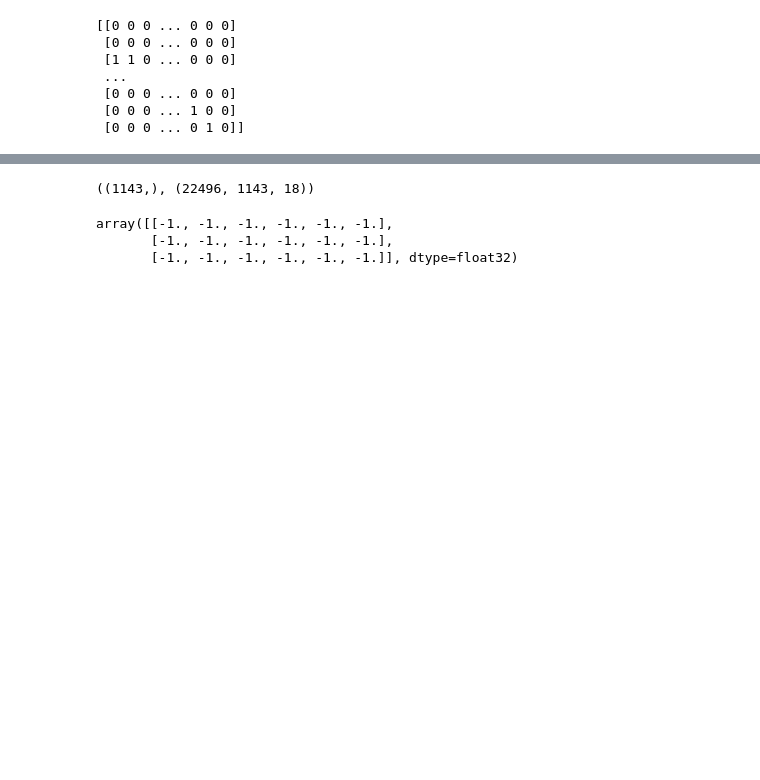
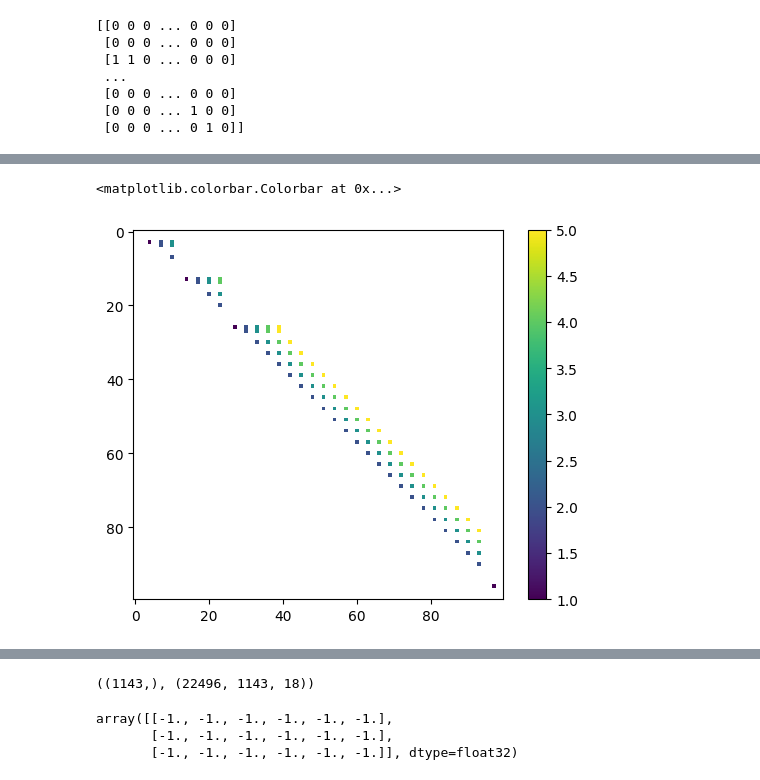
Before and after one commit to ignacioreyes/kaggle_model_runtime, a Jupyter notebook: dataset_exploration.ipynb, the cells around one changed output, grey strips where cells are left out. Drawn from its saved outputs; the diff is of its cells as text; code cells hidden in the pictures; blank space fills up the shorter version.

Commit message:
common descendant

```diff
--- a/dataset_exploration.ipynb
+++ b/dataset_exploration.ipynb
@@ -131,0 +129,38 @@ plt.ylabel('from');
+# %%
+def compute_descendant_heights(starting_node, adjacency_matrix):
+    descendant_height = np.full(len(adjacency_matrix), np.inf)
+    descendants_indexes = [starting_node]
+    for level in range(6):
+        next_gen = set()
+        for di in descendants_indexes:
+            if level < descendant_height[di]:
+                descendant_height[di] = level
+                next_gen.update(adjacency_matrix[:, di].nonzero()[0].tolist())
+        descendants_indexes = next_gen
+    return descendant_height
+# %%
+n_config_nodes = len(layout_dict['node_config_ids'])
+common_desc_matrix = np.full((n_config_nodes, n_config_nodes), np.inf)
+common_desc_heights = np.zeros((n_config_nodes, len(adjacency_matrix)))
+for i in range(n_config_nodes):
+    n = layout_dict['node_config_ids'][i]
+    common_desc_heights[i, :] = compute_descendant_heights(n, adjacency_matrix)
+
+for i in range(n_config_nodes-1):
+    n1 = layout_dict['node_config_ids'][i]
+    h1 = common_desc_heights[i, :]
+    for j in range(i+1, n_config_nodes):
+        n2 = layout_dict['node_config_ids'][j]
+        h2 = common_desc_heights[j, :]
+        common_desc_vector = np.maximum(h1, h2)
+        common_desc_id = common_desc_vector.argmin()
+        if common_desc_id == n1 or common_desc_id == n2:
+            common_desc = np.inf
+        else:
+            common_desc = common_desc_vector[common_desc_id]
+        common_desc_matrix[i, j] = common_desc
+plt.imshow(common_desc_matrix[:100, :100])
+plt.colorbar()
+# %% [output]
+<matplotlib.colorbar.Colorbar at 0x...>
+[figure, added]
```
Also changed, not shown: parts of 12 cells of this notebook.
